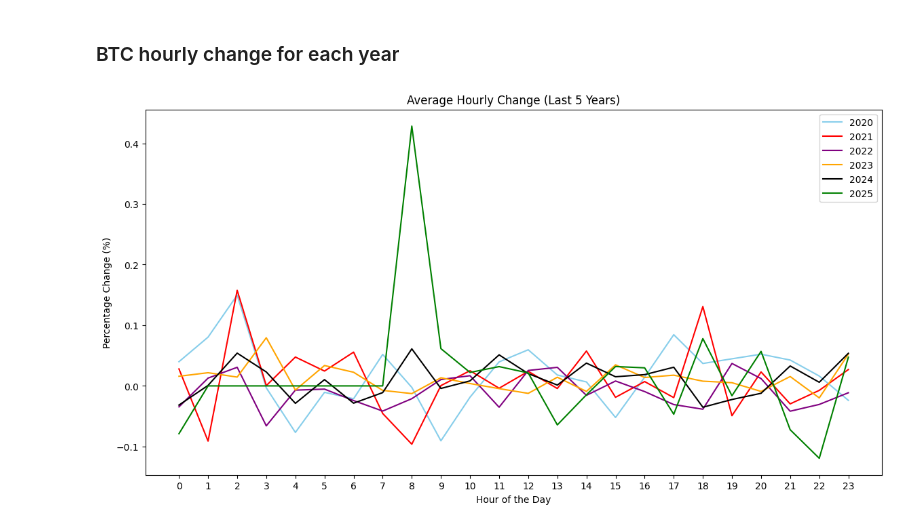
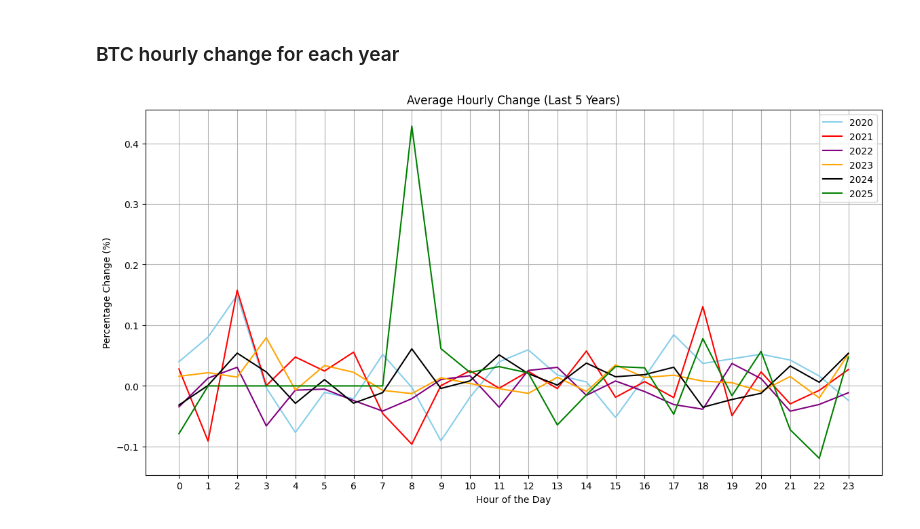
Before and after one commit to Far3000-YT/bitcoin-patterns-data-analysis, a Jupyter notebook: analysis.ipynb, the cells around one changed output. Cells and saved outputs as stored; diff of their text form; code cells hidden in the pictures.

```diff
--- a/analysis.ipynb
+++ b/analysis.ipynb
@@ -89,31 +89,32 @@ def calculate_average_hourly_change_last_n_years(data, years):
 
     cutoff_date = data_copy['Timestamp'].max() - pd.DateOffset(years=years)
     data_copy = data_copy[data_copy['Timestamp'] >= cutoff_date]
 
     data_copy['Year'] = data_copy['Timestamp'].dt.year
     data_copy['Hour'] = data_copy['Timestamp'].dt.hour
     data_copy = data_copy.set_index('Timestamp')
 
     average_change = data_copy.groupby(['Year', 'Hour'])['Close'].mean()  #Group by Year and Hour
     return average_change
 
 avg_hourly_change_5y = calculate_average_hourly_change_last_n_years(df_hourly, 5)
 
 fig, ax = plt.subplots(figsize=(14, 7))
 
 years = avg_hourly_change_5y.index.get_level_values('Year').unique()
 colors = ["skyblue", "red", "purple", "orange", "black", "green"]
 
 for i, year in enumerate(years):
   yearly_data = avg_hourly_change_5y.loc[year]
   ax.plot(yearly_data.index, yearly_data.values, color=colors[i], label=str(year))
 
 ax.set_title('Average Hourly Change (Last 5 Years)')
 ax.set_ylabel('Percentage Change (%)')
 ax.set_xlabel('Hour of the Day')
 ax.set_xticks(range(24))
+ax.grid()
 ax.legend()
 
 plt.show()
 # %% [output]
-[figure, old version]
+[figure, new version]
```
